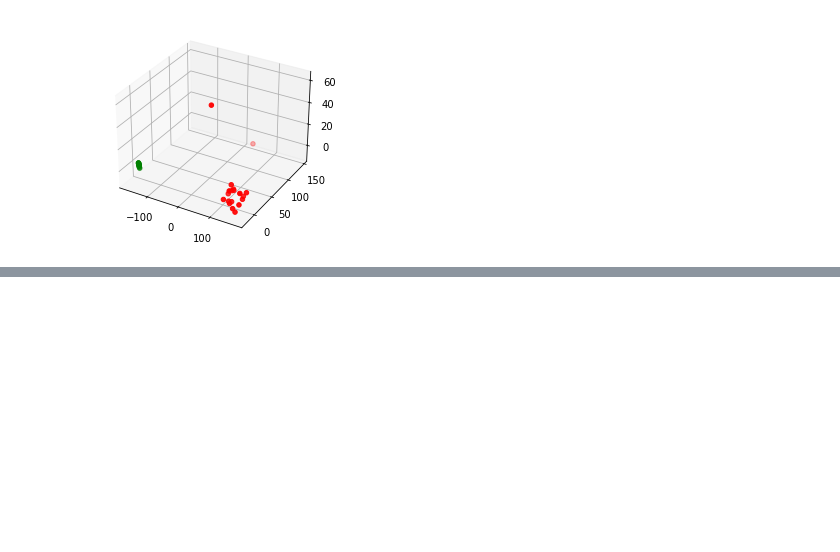
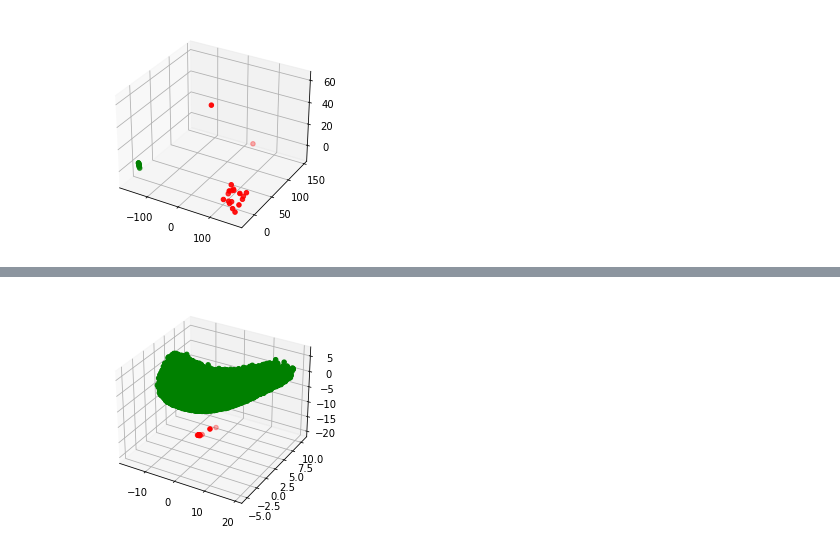
Before and after one commit to michaelrstadler/rpb1, a Jupyter notebook: bin/notebooks/20220309-realdata-siamese.ipynb, the cells around one changed output, grey strips where cells are left out. Saved outputs shown, nothing was run; the diff lists cells and outputs as text; code cells hidden in the pictures; blank space fills up the shorter version.

```diff
--- a/bin/notebooks/20220309-realdata-siamese.ipynb
+++ b/bin/notebooks/20220309-realdata-siamese.ipynb
@@ -118,0 +151,4 @@ AttributeError: 'tuple' object has no attribute 'shape'
+# %%
+pca3d(embeddings_base, e, 1)
+# %% [output]
+[figure, added]
```
Also changed, not shown: parts of 25 cells of this notebook, 1 other file.
